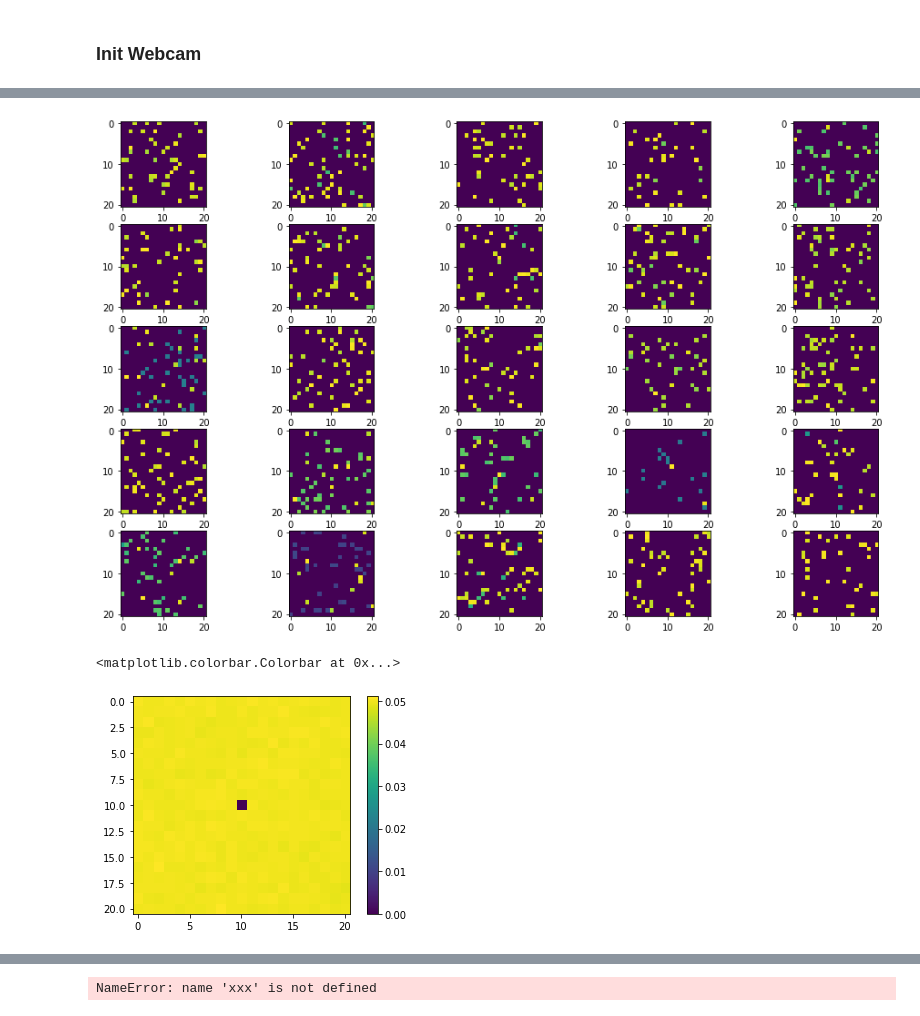
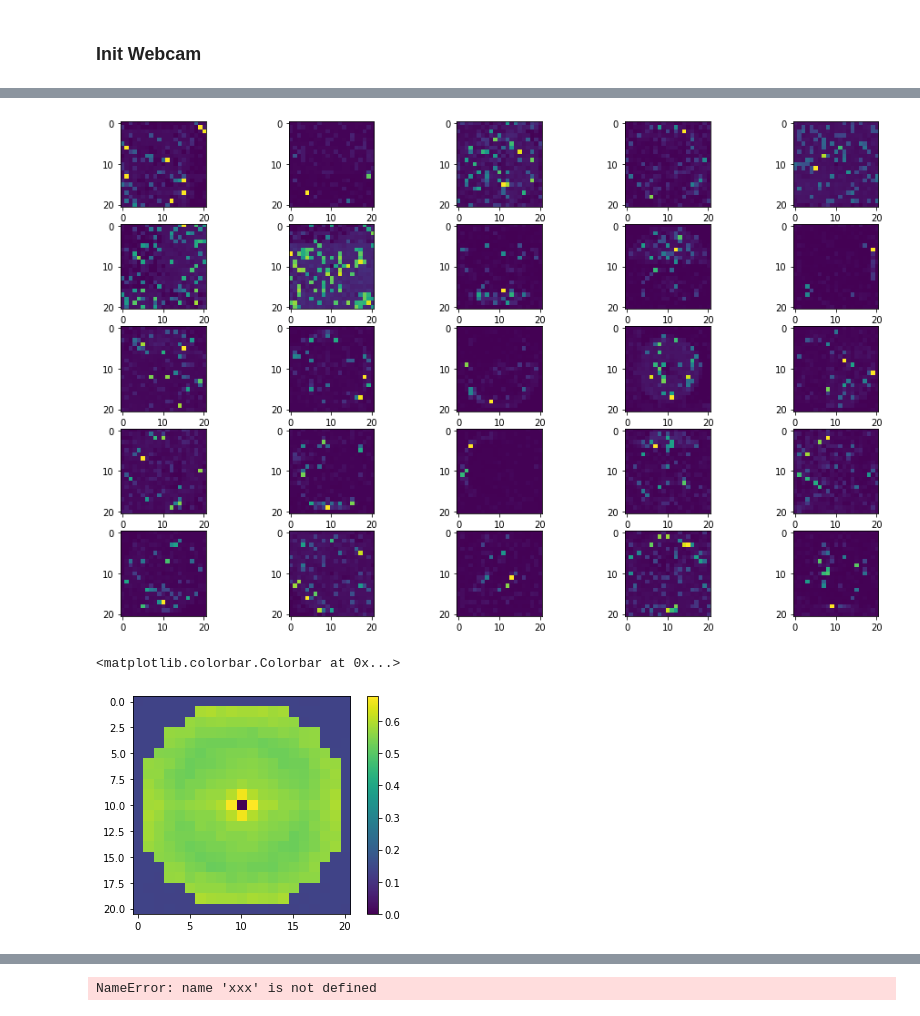
Before and after one commit to heysoos/neuralart, a Jupyter notebook: notebooks/iafCA_pygame-local.ipynb, the cells around one changed output, grey strips where cells are left out. Cells and saved outputs as stored; diff of their text form; code cells hidden in the pictures.

```diff
--- a/notebooks/iafCA_pygame-local.ipynb
+++ b/notebooks/iafCA_pygame-local.ipynb
@@ -92,8 +92,8 @@ def min_max(mat):
 # %%
 RADIUS=10
 
-RESX=720
-RESY=480
+RESX=320
+RESY=280
 
 kernel_increment = .2
 ca = iafCA_local((RESX, RESY), RADIUS=RADIUS).cuda()
@@ -114,17 +114,25 @@ cap = cv2.VideoCapture(0)
 if not cap.isOpened():
     raise IOError("Cannot open webcam")
 # %%
-ret, frame = cap.read()
-frame = cv2.resize(frame, None, fx=1, fy=1, interpolation=cv2.INTER_AREA)
-frame = cv2.cvtColor(frame, cv2.COLOR_BGR2GRAY)
+ret, web_frame = cap.read()
+web_frame = cv2.resize(web_frame, None, fx=1, fy=1, interpolation=cv2.INTER_AREA)
+web_frame = cv2.cvtColor(web_frame, cv2.COLOR_BGR2GRAY)
 # %%
-target_file = 'target/pug.png'
+# target_file = 'target/pug.png'
 # target_file = 'target/stripes.jpg'
+# target_file = 'target/diagonal-lines-1.jpg'
+target_file = 'target/checkerboard.jpg'
 target_img = Image.open(target_file).convert('L')
 target_img = target_img.resize((RESX,RESY), Image.ANTIALIAS)
 target_img = np.array(target_img).transpose() / 255.0
+target_img = target_img - target_img.mean()
 target_img = torch.cuda.FloatTensor(target_img)
 inject_img = False
+
+sign = 1.
+t = 0
+theta = 0.
+X, Y = torch.meshgrid(torch.linspace(-1, 1, RESX), torch.linspace(-1, 1, RESY))
 # %%
 # pygame stuff
 ######################################
@@ -319,13 +360,17 @@ plt.hist(new_sums.reshape(-1).detach().cpu().numpy(), 100);
+# %%
+excite_idx = torch.where(ca.rule.EI.reshape(-1) > 0.)[0].cpu().numpy()
+inhib_idx = torch.where(ca.rule.EI.reshape(-1) < 0.)[0].cpu().numpy()
 # %%
 fig, axes = plt.subplots(5, 5, figsize=(16, 10))
 
+rnd_idx = np.random.randint(0, len(excite_idx), 25)
 for i, ax in enumerate(axes.flatten()):
-    ax.imshow(ca.rule.nearest_neighbours[0, :, i*10].detach().cpu().numpy().reshape(2*RADIUS + 1, 2*RADIUS + 1));
+    ax.imshow(ca.rule.nearest_neighbours[0, :, rnd_idx[i]].detach().cpu().numpy().reshape(2*RADIUS + 1, 2*RADIUS + 1));
 # %% [output]
-[figure, old version]
+[figure, new version]
 # %%
-plt.imshow(ca.rule.nearest_neighbours.detach().cpu().mean(dim=-1).numpy().reshape(2*RADIUS + 1, 2*RADIUS + 1)); plt.colorbar()
+plt.imshow(ca.rule.nearest_neighbours[..., excite_idx].detach().cpu().mean(dim=-1).numpy().reshape(2*RADIUS + 1, 2*RADIUS + 1)); plt.colorbar()
 # %% [output]
 <matplotlib.colorbar.Colorbar at 0x...>
-[figure, old version]
+[figure, new version]
 # %%
```
Also changed, not shown: parts of 16 cells of this notebook, 1 other file.
